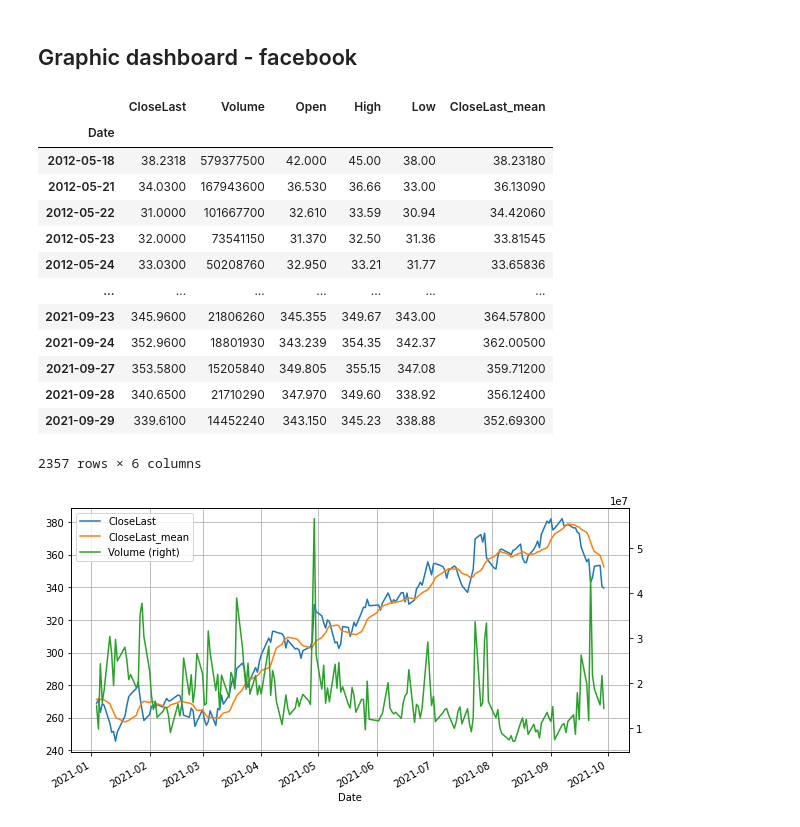
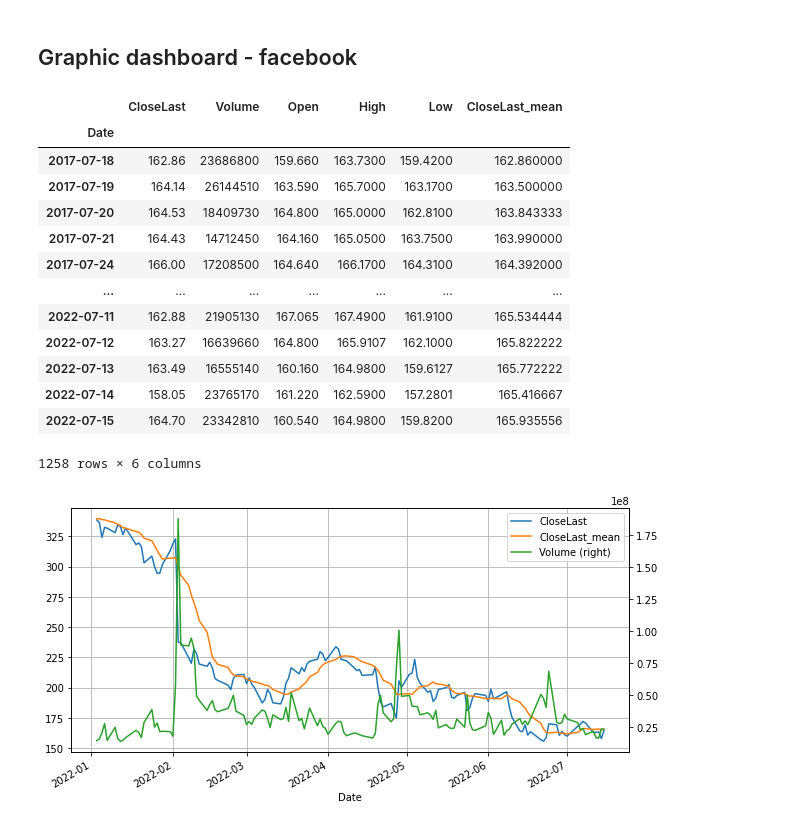
Before and after one commit to KacperMazur9680/Small_projects, a Jupyter notebook: trading_graphic_dashboard/trading_dashboard.ipynb, the cells around one changed output. Saved outputs shown, nothing was run; the diff lists cells and outputs as text; code cells hidden in the pictures.

```diff
--- a/trading_graphic_dashboard/trading_dashboard.ipynb
+++ b/trading_graphic_dashboard/trading_dashboard.ipynb
@@ -3,23 +3,31 @@
 # %%
 import pandas as pd
 
-def change_sign(serie: str) -> float:
+DATA = "data/meta.csv"
+
+def rm_sign(serie: str) -> float:
+    """Return the given serie without the first char."""
+
     return float(serie[1:])
 
 def lmbd(column):
-    return lambda x: x[column].map(change_sign)
+    return lambda x: x[column].map(rm_sign)
 
+# Setting up the dataframe.
 df = pd.read_csv(
-    "data/fb.csv",
+    DATA,
     parse_dates=["Date"],
     dayfirst=True,
     infer_datetime_format=True,
     index_col="Date",
     engine="python",
 
+# Renaming a column, so it can be work on.
 ).rename(columns={
     "Close/Last": "CloseLast"
 }
+
+# Removing the dollar sign.
 ).sort_index().assign(
     CloseLast = lmbd("CloseLast"),
     Open = lmbd("Open"),
@@ -28,31 +36,34 @@ df = pd.read_csv(
     CloseLast_mean = lambda x: x["CloseLast"].rolling("14D").mean(),
 )
 
+# Showing the dataframe.
 df
 # %% [output]
 |  | CloseLast | Volume | Open | High | Low | CloseLast_mean |
 | Date |  |  |  |  |  |  |
-| 2012-05-18 | 38.2318 | 579377500 | 42.000 | 45.00 | 38.00 | 38.23180 |
-| 2012-05-21 | 34.0300 | 167943600 | 36.530 | 36.66 | 33.00 | 36.13090 |
-| 2012-05-22 | 31.0000 | 101667700 | 32.610 | 33.59 | 30.94 | 34.42060 |
-| 2012-05-23 | 32.0000 | 73541150 | 31.370 | 32.50 | 31.36 | 33.81545 |
-| 2012-05-24 | 33.0300 | 50208760 | 32.950 | 33.21 | 31.77 | 33.65836 |
+| 2017-07-18 | 162.86 | 23686800 | 159.660 | 163.7300 | 159.4200 | 162.860000 |
+| 2017-07-19 | 164.14 | 26144510 | 163.590 | 165.7000 | 163.1700 | 163.500000 |
+| 2017-07-20 | 164.53 | 18409730 | 164.800 | 165.0000 | 162.8100 | 163.843333 |
+| 2017-07-21 | 164.43 | 14712450 | 164.160 | 165.0500 | 163.7500 | 163.990000 |
+| 2017-07-24 | 166.00 | 17208500 | 164.640 | 166.1700 | 164.3100 | 164.392000 |
 | ... | ... | ... | ... | ... | ... | ... |
-| 2021-09-23 | 345.9600 | 21806260 | 345.355 | 349.67 | 343.00 | 364.57800 |
-| 2021-09-24 | 352.9600 | 18801930 | 343.239 | 354.35 | 342.37 | 362.00500 |
-| 2021-09-27 | 353.5800 | 15205840 | 349.805 | 355.15 | 347.08 | 359.71200 |
-| 2021-09-28 | 340.6500 | 21710290 | 347.970 | 349.60 | 338.92 | 356.12400 |
-| 2021-09-29 | 339.6100 | 14452240 | 343.150 | 345.23 | 338.88 | 352.69300 |
+| 2022-07-11 | 162.88 | 21905130 | 167.065 | 167.4900 | 161.9100 | 165.534444 |
+| 2022-07-12 | 163.27 | 16639660 | 164.800 | 165.9107 | 162.1000 | 165.822222 |
+| 2022-07-13 | 163.49 | 16555140 | 160.160 | 164.9800 | 159.6127 | 165.772222 |
+| 2022-07-14 | 158.05 | 23765170 | 161.220 | 162.5900 | 157.2801 | 165.416667 |
+| 2022-07-15 | 164.70 | 23342810 | 160.540 | 164.9800 | 159.8200 | 165.935556 |
-2357 rows × 6 columns
+1258 rows × 6 columns
 # %%
-from_ = "2021"
+from_ = "2022"
 to = "2022"
-df.loc[from_ : to].plot(
+
+# Creating and runnning the dashboard.
+df.loc[from_: to].plot(
     y = ["CloseLast", "CloseLast_mean", "Volume"],
     figsize = [10,5],
     secondary_y = ["Volume"],
     grid=True,
 
 );
 # %% [output]
-[figure, old version]
+[figure, new version]
```
